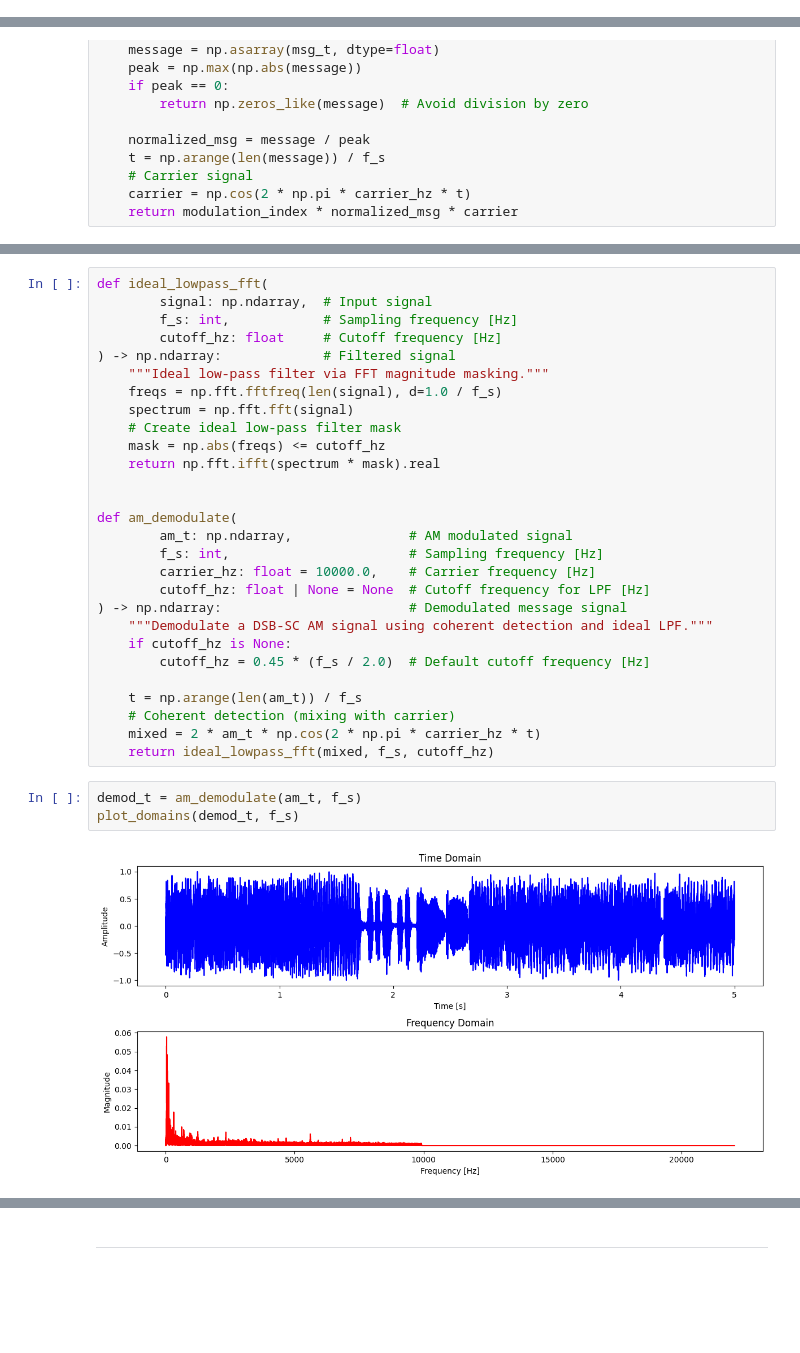
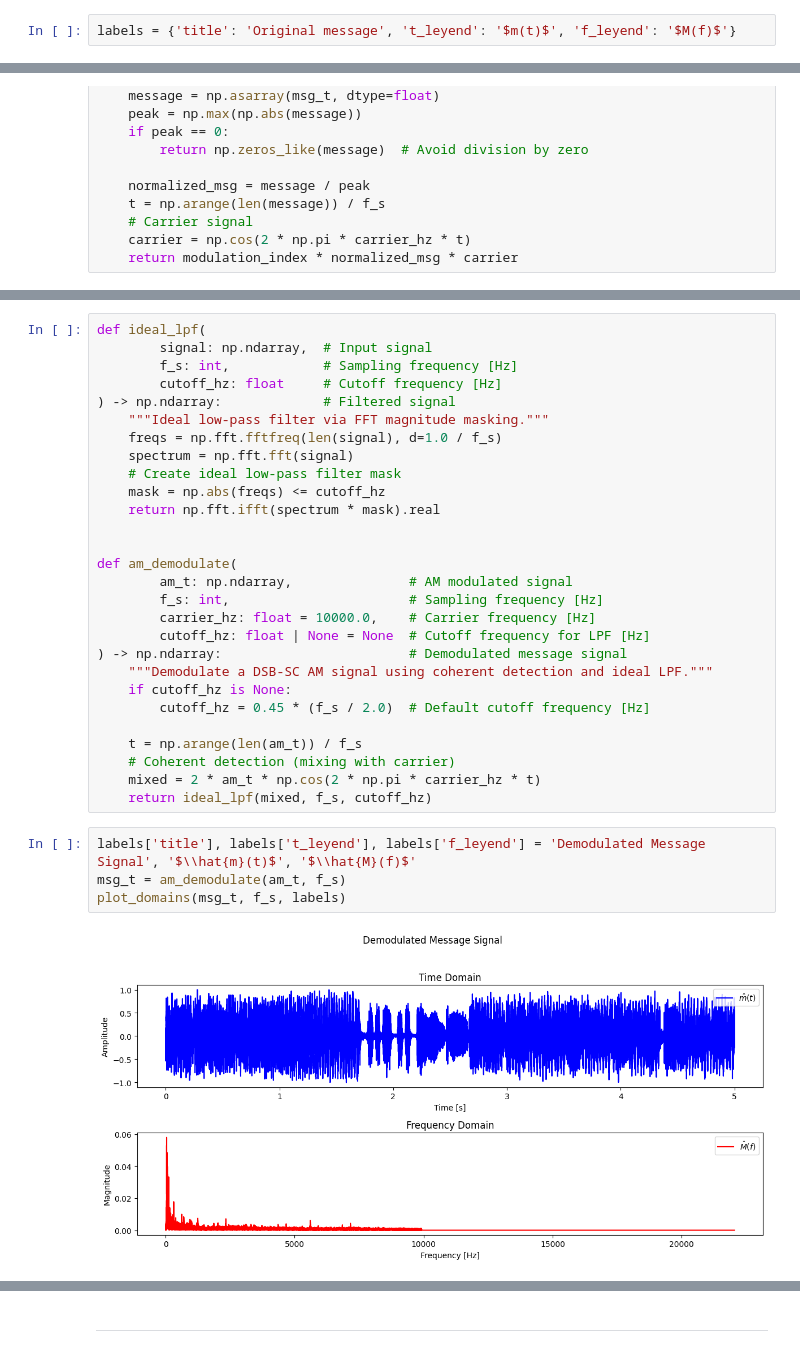
Before and after one commit to AlmondSund/SyS_2025_2, a Jupyter notebook: Analysis/Exam/Exam2.ipynb, the cells around one changed output, grey strips where cells are left out. Cells and saved outputs as stored; diff of their text form; blank space fills up the shorter version.

```diff
--- a/Analysis/Exam/Exam2.ipynb
+++ b/Analysis/Exam/Exam2.ipynb
@@ -126,4 +152,6 @@ def plot_domains(
     plt.show()
     # Play audio
     display(Audio(msg_t, rate=f_s))
+# %%
+labels = {'title': 'Original message', 't_leyend': '$m(t)$', 'f_leyend': '$M(f)$'}
 # %%
@@ -164,6 +193,6 @@ plot_domains(am_t, f_s)
 [interactive output not drawn]
 # %%
-def ideal_lowpass_fft(
+def ideal_lpf(
         signal: np.ndarray,  # Input signal
         f_s: int,            # Sampling frequency [Hz]
         cutoff_hz: float     # Cutoff frequency [Hz]
@@ -189,12 +218,13 @@ def am_demodulate(
     t = np.arange(len(am_t)) / f_s
     # Coherent detection (mixing with carrier)
     mixed = 2 * am_t * np.cos(2 * np.pi * carrier_hz * t)
-    return ideal_lowpass_fft(mixed, f_s, cutoff_hz)
+    return ideal_lpf(mixed, f_s, cutoff_hz)
 # %%
-demod_t = am_demodulate(am_t, f_s)
-plot_domains(demod_t, f_s)
+labels['title'], labels['t_leyend'], labels['f_leyend'] = 'Demodulated Message Signal', '$\\hat{m}(t)$', '$\\hat{M}(f)$'
+msg_t = am_demodulate(am_t, f_s)
+plot_domains(msg_t, f_s, labels)
 # %% [output]
-[figure, old version]
+[figure, new version]
 [interactive output not drawn]
 # %% [markdown]
 ---
```
Also changed, not shown: parts of 3 cells of this notebook.
